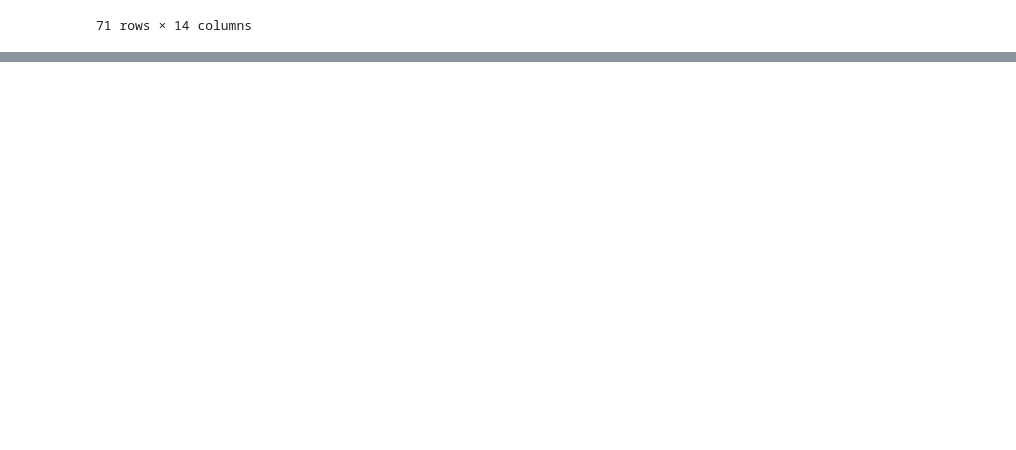
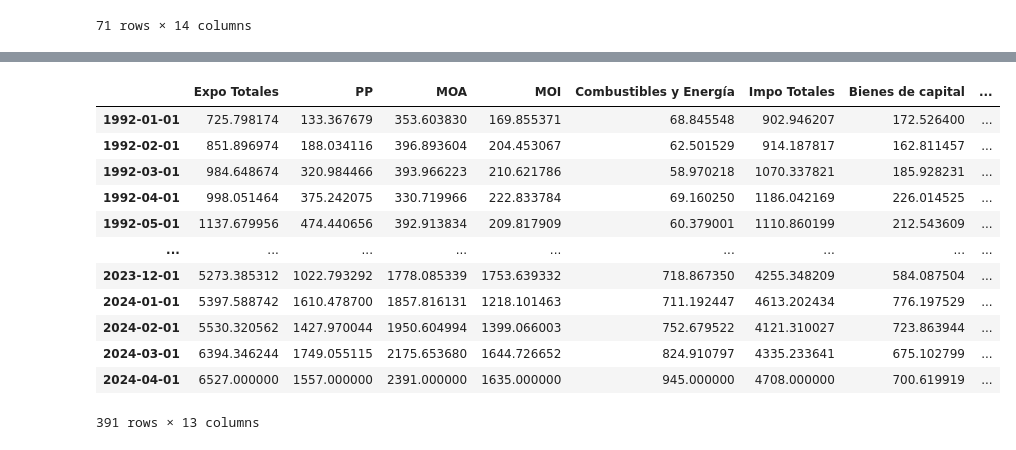
Before and after one commit to FedericoBohl/DatArg-2.0, a Jupyter notebook: __Test__.ipynb, the cells around one changed output, grey strips where cells are left out. Drawn from its saved outputs; the diff is of its cells as text; code cells hidden in the pictures; blank space fills up the shorter version.

```diff
--- a/__Test__.ipynb
+++ b/__Test__.ipynb
@@ -1120,0 +1290,38 @@ ica
+# %%
+ica_his=pd.read_csv("His Data/his-ica.csv",delimiter=";")
+ica_his['Unnamed: 0'] = pd.to_datetime(ica_his.iloc[:, 0].values, format='%Y-%m-%d')
+ica_his.set_index('Unnamed: 0', inplace=True)
+ids=["74.3_IET_0_M_16",
+    "74.3_IEPP_0_M_35",
+    "74.3_IEMOA_0_M_48",
+    "74.3_IEMOI_0_M_46",
+    "74.3_IECE_0_M_35",
+    "74.3_IIT_0_M_25",
+    "74.3_IIBCA_0_M_32",
+    "74.3_IIBI_0_M_36",
+    "74.3_IICL_0_M_42",
+    "74.3_IIPABC_0_M_50",
+    "74.3_IIBCO_0_M_32",
+    "74.3_IIVAP_0_M_49",
+    "74.3_IIR_0_M_23"
+    ]
+cols=["Expo Totales","PP","MOA","MOI","Combustibles y Energía","Impo Totales","Bienes de capital","Bienes intermedios","Combustibles y Lubricantes","Piezas y acces","Bienes de consumo","Vehículos","Resto"]
+ica=get_data(ids,start_date="2023-10-01",col_list=cols)
+ica.index = pd.to_datetime(ica.index, format='%Y-%m-%d')
+ica.reindex(columns=ica_his.columns)
+ica=pd.concat([ica_his,ica],axis=0)
+ica
+# %% [output]
+|  | Expo Totales | PP | MOA | MOI | Combustibles y Energía | Impo Totales | Bienes de capital | ... |
+| 1992-01-01 | 725.798174 | 133.367679 | 353.603830 | 169.855371 | 68.845548 | 902.946207 | 172.526400 | ... |
+| 1992-02-01 | 851.896974 | 188.034116 | 396.893604 | 204.453067 | 62.501529 | 914.187817 | 162.811457 | ... |
+| 1992-03-01 | 984.648674 | 320.984466 | 393.966223 | 210.621786 | 58.970218 | 1070.337821 | 185.928231 | ... |
+| 1992-04-01 | 998.051464 | 375.242075 | 330.719966 | 222.833784 | 69.160250 | 1186.042169 | 226.014525 | ... |
+| 1992-05-01 | 1137.679956 | 474.440656 | 392.913834 | 209.817909 | 60.379001 | 1110.860199 | 212.543609 | ... |
+| ... | ... | ... | ... | ... | ... | ... | ... | ... |
+| 2023-12-01 | 5273.385312 | 1022.793292 | 1778.085339 | 1753.639332 | 718.867350 | 4255.348209 | 584.087504 | ... |
+| 2024-01-01 | 5397.588742 | 1610.478700 | 1857.816131 | 1218.101463 | 711.192447 | 4613.202434 | 776.197529 | ... |
+| 2024-02-01 | 5530.320562 | 1427.970044 | 1950.604994 | 1399.066003 | 752.679522 | 4121.310027 | 723.863944 | ... |
+| 2024-03-01 | 6394.346244 | 1749.055115 | 2175.653680 | 1644.726652 | 824.910797 | 4335.233641 | 675.102799 | ... |
+| 2024-04-01 | 6527.000000 | 1557.000000 | 2391.000000 | 1635.000000 | 945.000000 | 4708.000000 | 700.619919 | ... |
+391 rows × 13 columns
```
Also changed, not shown: parts of 3 cells of this notebook, 2 other files.
